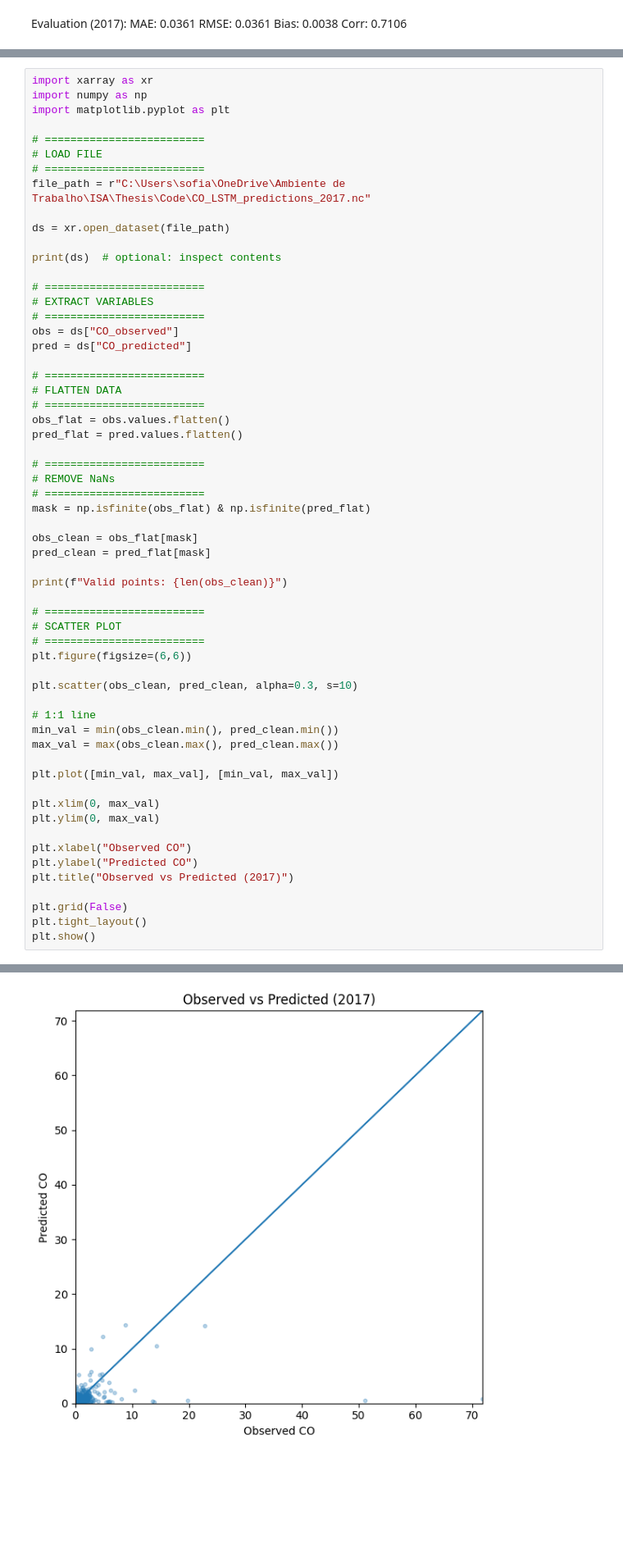
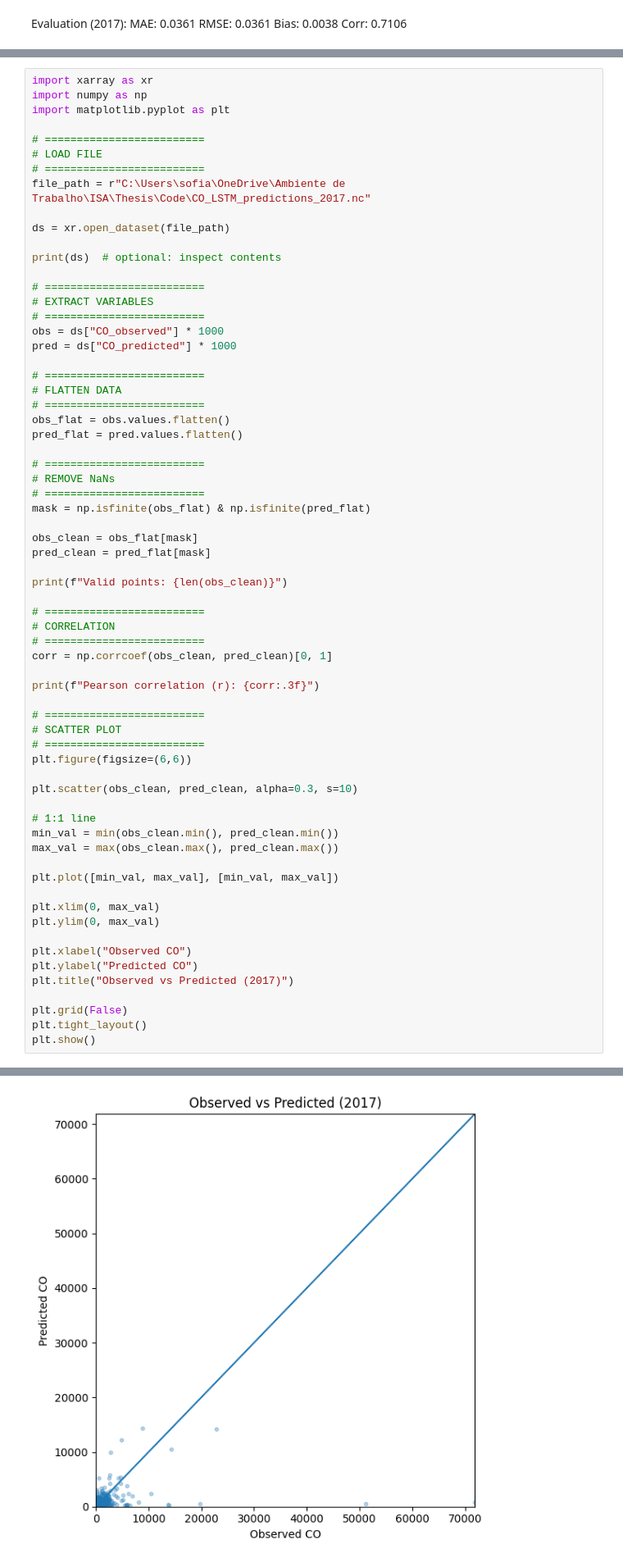
Before and after one commit to Sofs27/Thesis, a Jupyter notebook: Code/Model.ipynb, the cells around one changed output, grey strips where cells are left out. Shown at 82% size. Saved outputs shown, nothing was run; the diff lists cells and outputs as text; blank space fills up the shorter version.

```diff
--- a/Code/Model.ipynb
+++ b/Code/Model.ipynb
@@ -381,8 +462,8 @@ print(ds)  # optional: inspect contents
 # =========================
 # EXTRACT VARIABLES
 # =========================
-obs = ds["CO_observed"]
-pred = ds["CO_predicted"]
+obs = ds["CO_observed"] * 1000
+pred = ds["CO_predicted"] * 1000
 
 # =========================
 # FLATTEN DATA
@@ -399,6 +480,13 @@ obs_clean = obs_flat[mask]
 pred_clean = pred_flat[mask]
 
 print(f"Valid points: {len(obs_clean)}")
+
+# =========================
+# CORRELATION
+# =========================
+corr = np.corrcoef(obs_clean, pred_clean)[0, 1]
+
+print(f"Pearson correlation (r): {corr:.3f}")
 
 # =========================
 # SCATTER PLOT
@@ -443,4 +532,4 @@ Valid points: 54385
-[figure, old version]
+[figure, new version]
 # %% [markdown]
 ## NO
 # %%
```
Also changed, not shown: parts of 10 cells of this notebook, 2 other files.
